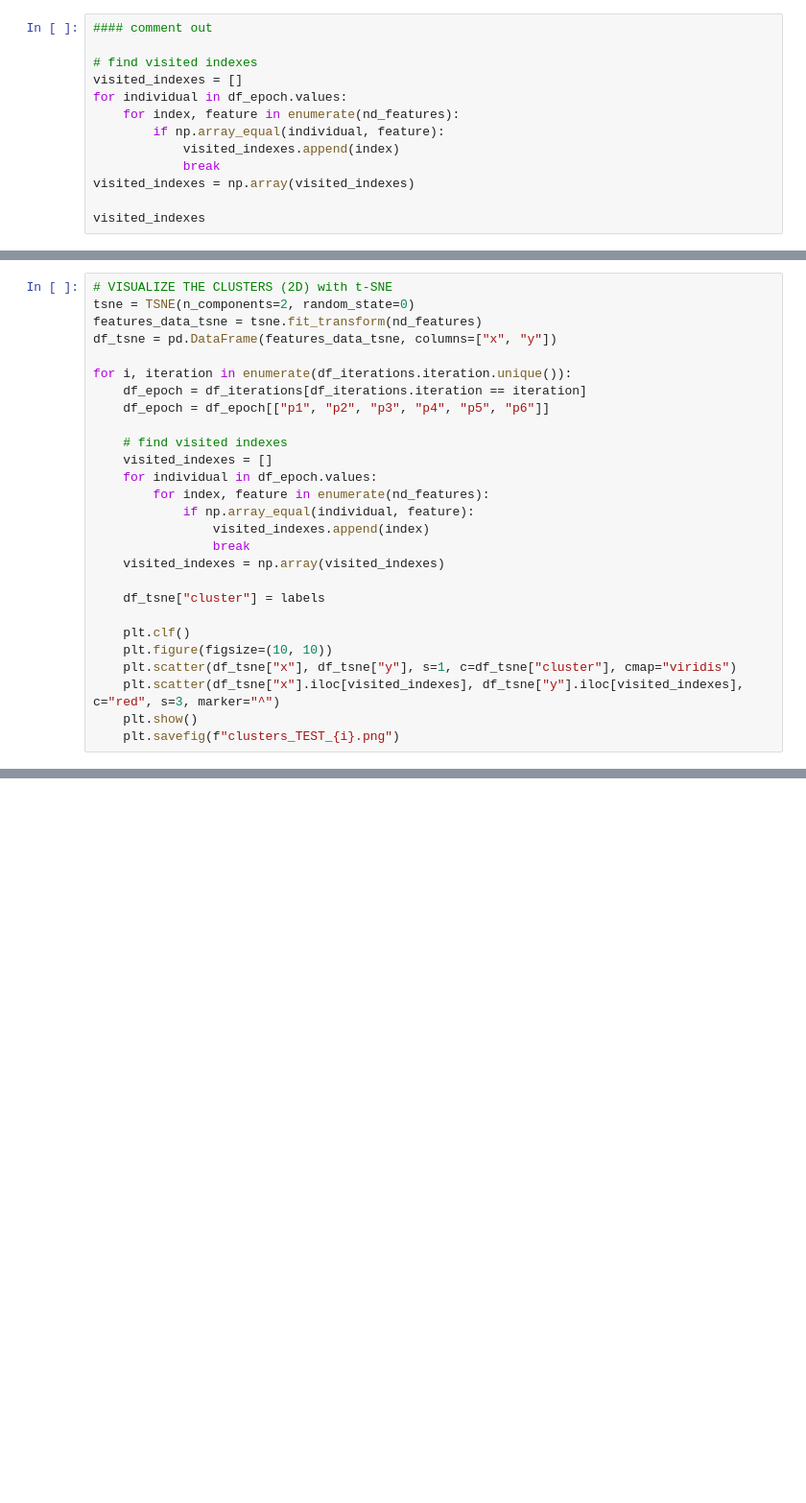
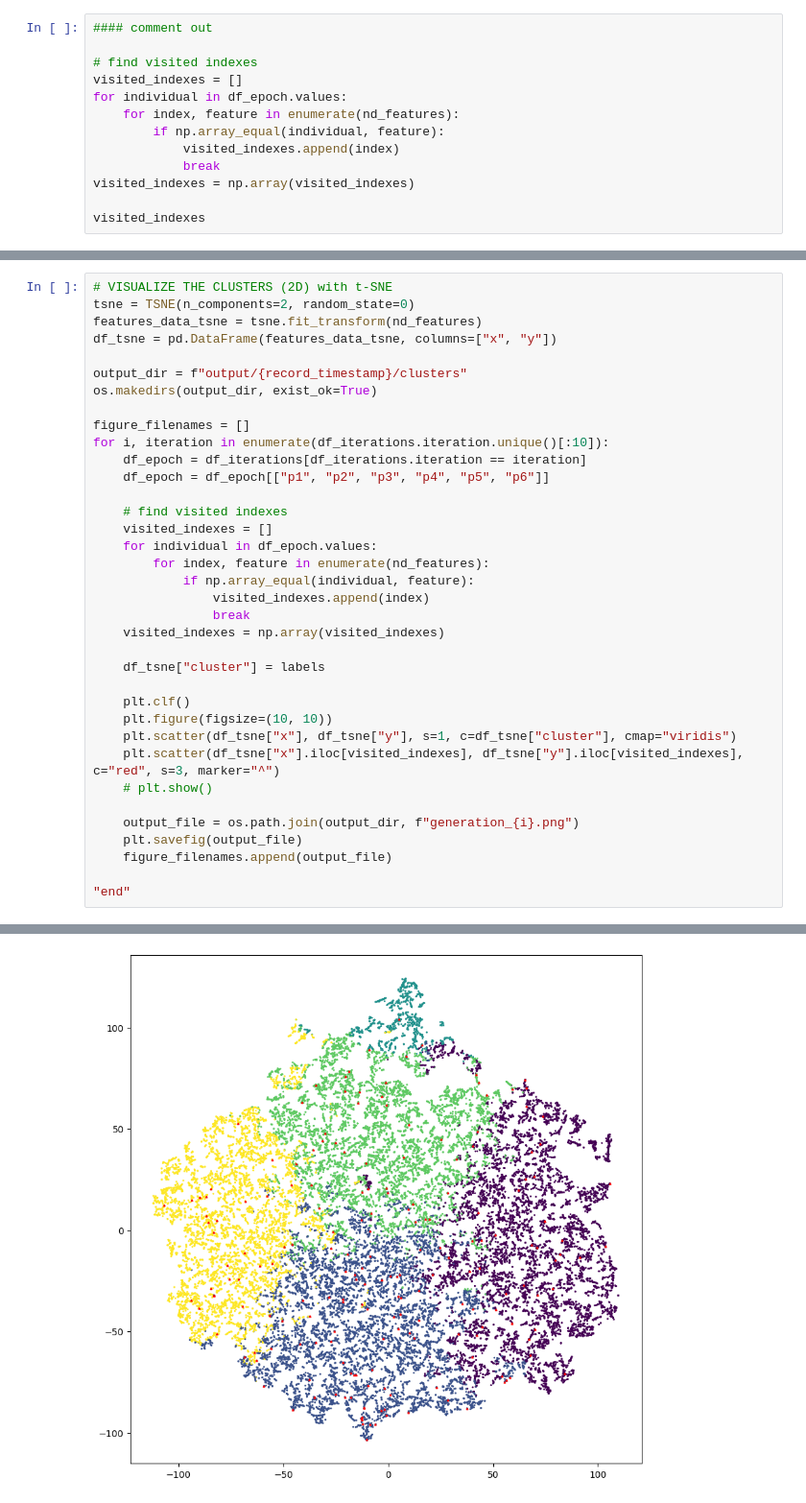
Before and after one commit to aememis/IEMA, a Jupyter notebook: code/analysis2.ipynb, the cells around one changed output, grey strips where cells are left out. Shown: that part at 96% size. Saved outputs shown, nothing was run; the diff lists cells and outputs as text; blank space fills up the shorter version.

```diff
--- a/code/analysis2.ipynb
+++ b/code/analysis2.ipynb
@@ -90,7 +91,11 @@ tsne = TSNE(n_components=2, random_state=0)
 features_data_tsne = tsne.fit_transform(nd_features)
 df_tsne = pd.DataFrame(features_data_tsne, columns=["x", "y"])
 
-for i, iteration in enumerate(df_iterations.iteration.unique()):
+output_dir = f"output/{record_timestamp}/clusters"
+os.makedirs(output_dir, exist_ok=True)
+
+figure_filenames = []
+for i, iteration in enumerate(df_iterations.iteration.unique()[:10]):
     df_epoch = df_iterations[df_iterations.iteration == iteration]
     df_epoch = df_epoch[["p1", "p2", "p3", "p4", "p5", "p6"]]
 
@@ -109,5 +114,11 @@ for i, iteration in enumerate(df_iterations.iteration.unique()):
     plt.figure(figsize=(10, 10))
     plt.scatter(df_tsne["x"], df_tsne["y"], s=1, c=df_tsne["cluster"], cmap="viridis")
     plt.scatter(df_tsne["x"].iloc[visited_indexes], df_tsne["y"].iloc[visited_indexes], c="red", s=3, marker="^")
-    plt.show()
-    plt.savefig(f"clusters_TEST_{i}.png")
+    # plt.show()
+
+    output_file = os.path.join(output_dir, f"generation_{i}.png")
+    plt.savefig(output_file)
+    figure_filenames.append(output_file)
+
+"end"
+# %% [output]
@@ -113,0 +136 @@ for i, iteration in enumerate(df_iterations.iteration.unique()):
+[figure, added]
```
Also changed, not shown: parts of 10 cells of this notebook, 9 other files.
